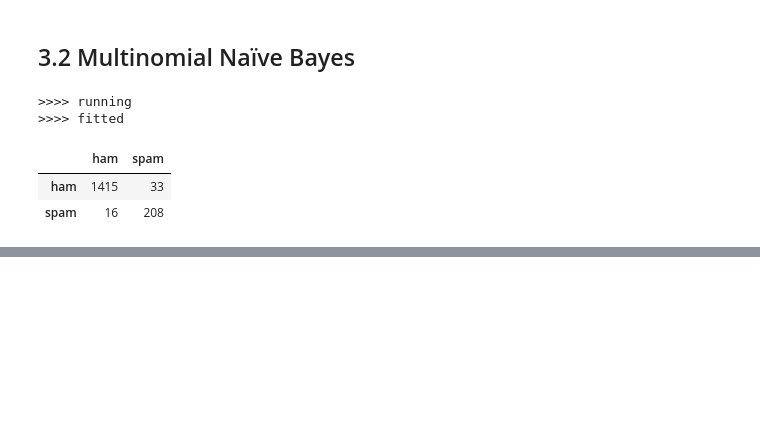
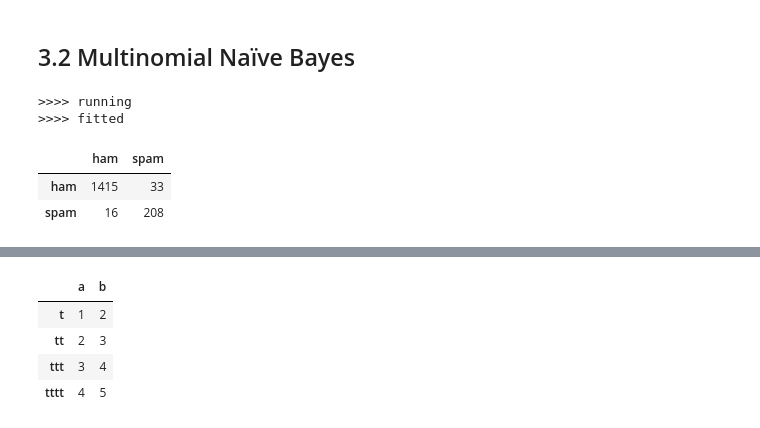
Before and after one commit to ECS171-Project/Final-project, a Jupyter notebook: NaiiveBayes.ipynb, the cells around one changed output, grey strips where cells are left out. Saved outputs shown, nothing was run; the diff lists cells and outputs as text; code cells hidden in the pictures; blank space fills up the shorter version.

```diff
--- a/NaiiveBayes.ipynb
+++ b/NaiiveBayes.ipynb
@@ -175,0 +185,9 @@ mnb.get_confusion_matrix(y_te, mnb.te_pred)
+# %%
+dic = {'a':[1,2,3,4], 'b':[2,3,4,5]}
+pd.DataFrame(dic, index = ['t', 'tt', 'ttt', 'tttt'])
+# %% [output]
+|  | a | b |
+| t | 1 | 2 |
+| tt | 2 | 3 |
+| ttt | 3 | 4 |
+| tttt | 4 | 5 |
```
Also changed, not shown: parts of 7 cells of this notebook.
